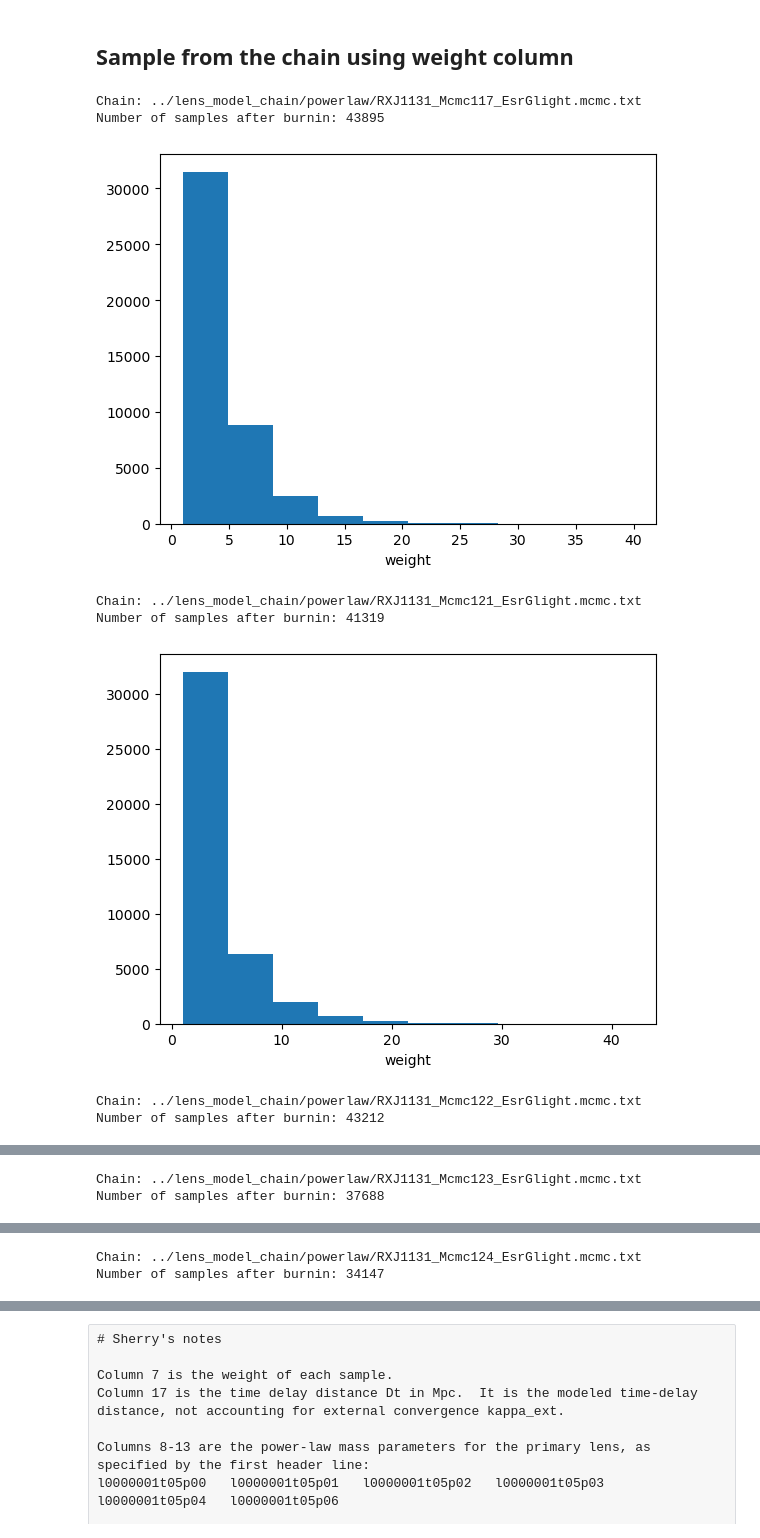
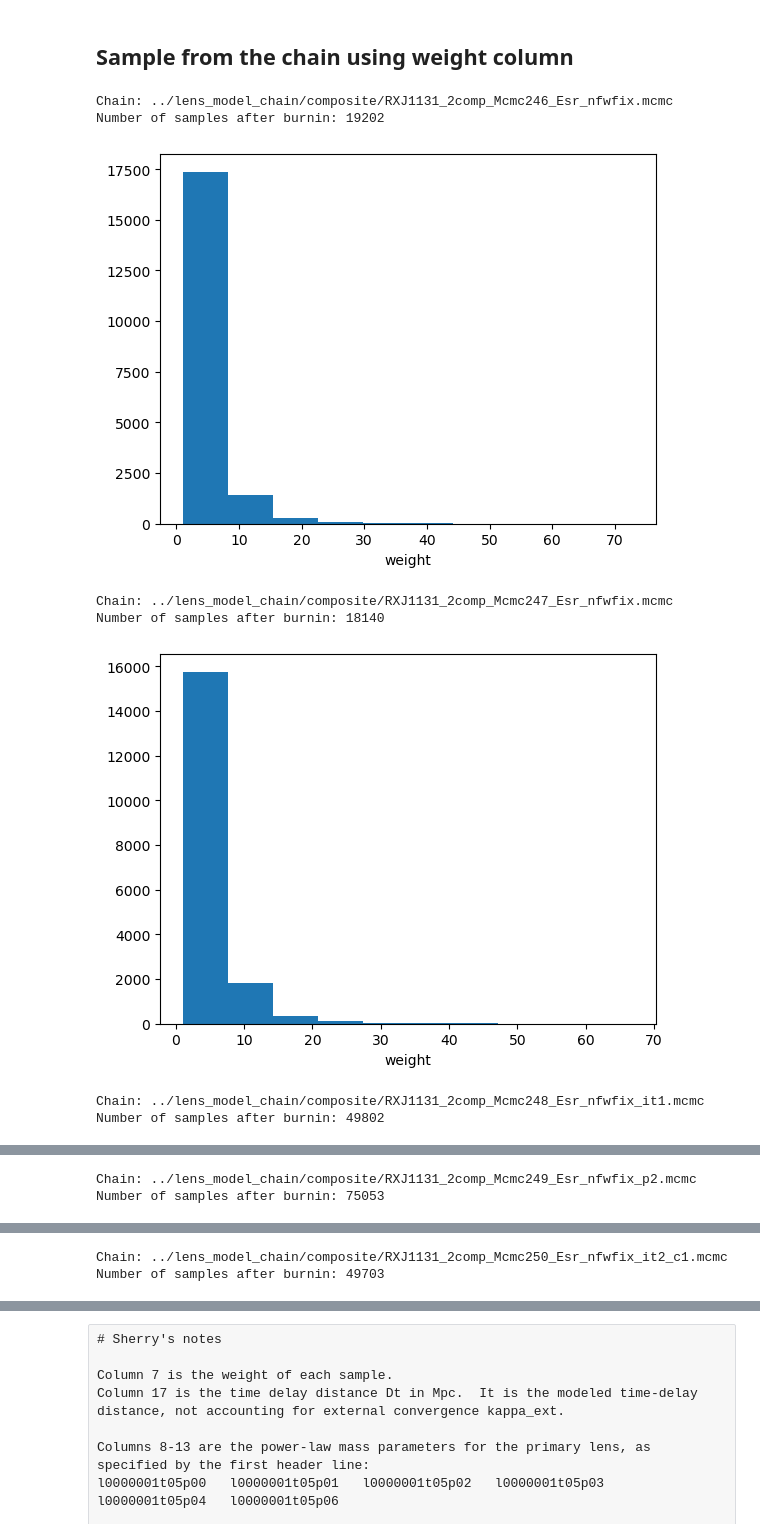
Before and after one commit to TDCOSMO/RXJ1131_KCWI, a Jupyter notebook: Process lens model posterior.ipynb, the cells around one changed output, grey strips where cells are left out. Cells and saved outputs as stored; diff of their text form; code cells hidden in the pictures.

```diff
--- a/Process lens model posterior.ipynb
+++ b/Process lens model posterior.ipynb
@@ -1,5 +1,5 @@
 # %%
-model_type = ['powerlaw', 'composite'][0]
+model_type = ['powerlaw', 'composite'][1]
 num_total_samples = 49000 # better if multiple of 7
 # %%
 import numpy as np
@@ -60,43 +60,45 @@ for i, f in enumerate(files):
 
 
     if model_type == 'powerlaw':
-        param_indices = [11, 12, 9, 10, 16]
+        # param_indices = [11, 12, 9, 10, 16]
+        param_indices = [11, 12, 9, 16]
         # theta_E, gamma, q, PA, D_Dt(Mpc)
     elif model_type == 'composite':
-        param_indices = [11, 12, 16, 9, 10, 17]
+        # param_indices = [11, 12, 16, 9, 10, 17]
+        param_indices = [11, 12, 16, 9, 17]
         # theta_e=4*kappa_s, r_scale, M/L, b/a (=q), PA, D_Dt(Mpc)
 
 
 
     sampled_indices = np.random.choice(np.arange(chain.shape[0]), p=weight/np.sum(weight),
                                        size=int(num_total_samples/len(files)),
                                        replace=True)
 
     if i == 0:
         master_chain = chain[sampled_indices, :][:, param_indices]
     else:
         master_chain = np.append(master_chain, chain[sampled_indices, :][:, param_indices], axis=0)
 
     #print(chain.shape, master_chain.shape)
 
 if model_type == 'powerlaw':
     eta = master_chain[:, 1]
     gamma = 2 * eta + 1
     q = master_chain[:, 2]
     R_E = master_chain[:, 0]
 
     master_chain[:, 1] = gamma
     master_chain[:, 3] = 180*master_chain[:, 3]/np.pi - 90
     master_chain[:, 0] = R_E * (2. / (1. + q)) ** ( 1. / (gamma - 1.)) * np.sqrt(q)
 elif model_type == 'composite':
     master_chain[:, 0] /= 4
     master_chain[:, 4] = 180*master_chain[:, 4]/np.pi - 90
 # %% [output]
-Chain: ../lens_model_chain/powerlaw/RXJ1131_Mcmc117_EsrGlight.mcmc.txt
-Number of samples after burnin: 43895
+Chain: ../lens_model_chain/composite/RXJ1131_2comp_Mcmc246_Esr_nfwfix.mcmc
+Number of samples after burnin: 19202
-[figure, old version]
+[figure, new version]
-Chain: ../lens_model_chain/powerlaw/RXJ1131_Mcmc121_EsrGlight.mcmc.txt
-Number of samples after burnin: 41319
+Chain: ../lens_model_chain/composite/RXJ1131_2comp_Mcmc247_Esr_nfwfix.mcmc
+Number of samples after burnin: 18140
-[figure, old version]
+[figure, new version]
-Chain: ../lens_model_chain/powerlaw/RXJ1131_Mcmc122_EsrGlight.mcmc.txt
-Number of samples after burnin: 43212
+Chain: ../lens_model_chain/composite/RXJ1131_2comp_Mcmc248_Esr_nfwfix_it1.mcmc
+Number of samples after burnin: 49802
@@ -104,2 +106,2 @@ Number of samples after burnin: 43212
-Chain: ../lens_model_chain/powerlaw/RXJ1131_Mcmc123_EsrGlight.mcmc.txt
-Number of samples after burnin: 37688
+Chain: ../lens_model_chain/composite/RXJ1131_2comp_Mcmc249_Esr_nfwfix_p2.mcmc
+Number of samples after burnin: 75053
@@ -107,2 +109,2 @@ Number of samples after burnin: 37688
-Chain: ../lens_model_chain/powerlaw/RXJ1131_Mcmc124_EsrGlight.mcmc.txt
-Number of samples after burnin: 34147
+Chain: ../lens_model_chain/composite/RXJ1131_2comp_Mcmc250_Esr_nfwfix_it2_c1.mcmc
+Number of samples after burnin: 49703
```
Also changed, not shown: parts of 6 cells of this notebook, 11 other files.
